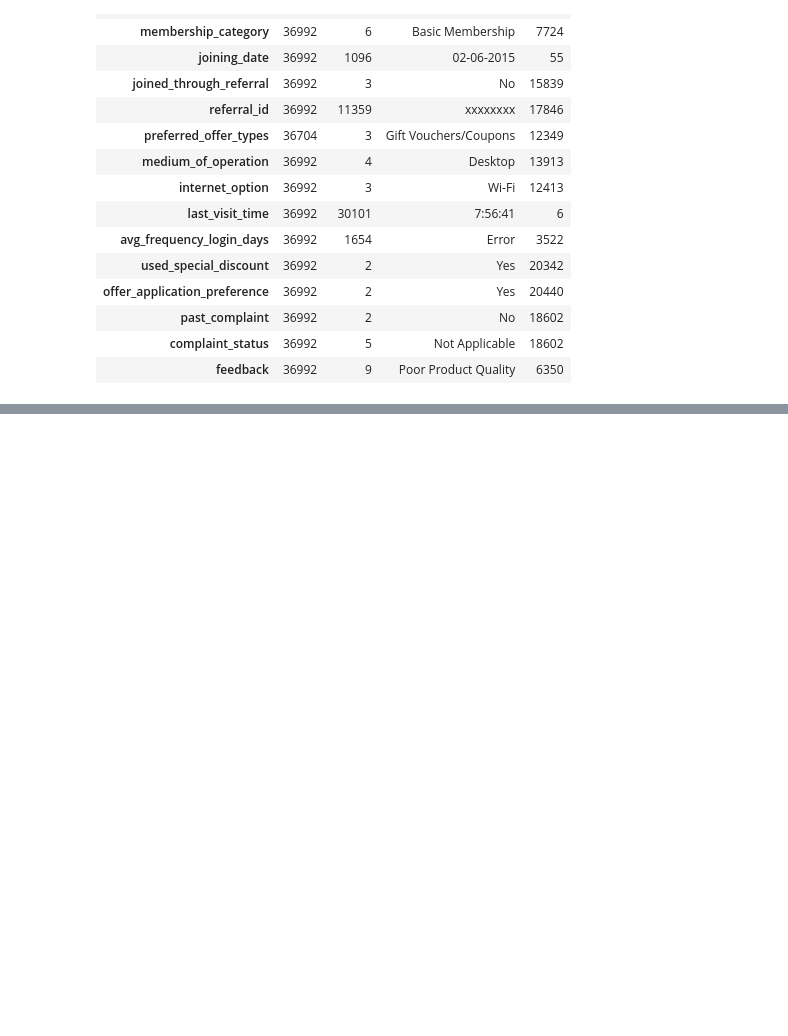
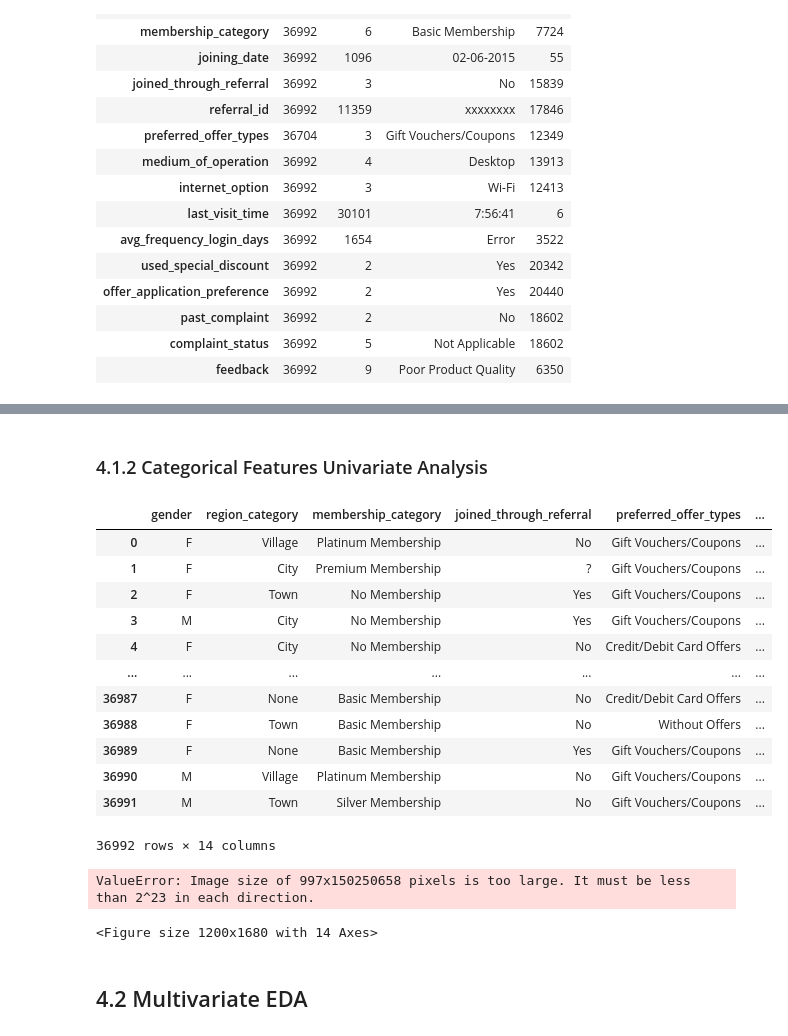
Before and after one commit to AshutoshsinghIndore/customer-churn-model, a Jupyter notebook: Notebook/Notebook.ipynb, the cells around one changed output, grey strips where cells are left out. Drawn from its saved outputs; the diff is of its cells as text; code cells hidden in the pictures; blank space fills up the shorter version.

```diff
--- a/Notebook/Notebook.ipynb
+++ b/Notebook/Notebook.ipynb
@@ -447,12 +169,0 @@ df = pd.concat((df, internet_option), axis = 1)
-# %%
-
-ax = sns.displot(x = df['days_since_last_login'], kde = True)
-ax.set_titles('Feature: days_since_last_login before Processing')
-
-print(f"\t- Feature: days_since_last_login: Scaler Unit taking mod..!!")
-df['days_since_last_login_processed'] = df['days_since_last_login'].abs()
-
-
-ax2 = sns.displot(x = df['days_since_last_login_processed'], kde = True)
-ax2.set_titles('Feature: days_since_last_login after Processing')
-plt.show()
@@ -476,0 +248,27 @@ sns.boxplot(y = df['avg_frequency_login_days'], hue = df['churn_risk_score'])
+# %% [markdown]
+### 4.1.2 Categorical Features Univariate Analysis
+# %%
+# Filter out categorical features for the univariate analysis
+categorical_features = ['gender', 'region_category', 'membership_category',
+       'joined_through_referral',
+       'preferred_offer_types', 'medium_of_operation', 'internet_option',
+       'last_visit_time', 'used_special_discount',
+       'offer_application_preference', 'past_complaint', 'complaint_status',
+       'feedback', 'churn_risk_score']
+
+df_categorical = df[categorical_features]
+df_categorical
+# %% [output]
+|  | gender | region_category | membership_category | joined_through_referral | preferred_offer_types | ... |
+| 0 | F | Village | Platinum Membership | No | Gift Vouchers/Coupons | ... |
+| 1 | F | City | Premium Membership | ? | Gift Vouchers/Coupons | ... |
+| 2 | F | Town | No Membership | Yes | Gift Vouchers/Coupons | ... |
+| 3 | M | City | No Membership | Yes | Gift Vouchers/Coupons | ... |
+| 4 | F | City | No Membership | No | Credit/Debit Card Offers | ... |
+| ... | ... | ... | ... | ... | ... | ... |
+| 36987 | F | None | Basic Membership | No | Credit/Debit Card Offers | ... |
+| 36988 | F | Town | Basic Membership | No | Without Offers | ... |
+| 36989 | F | None | Basic Membership | Yes | Gift Vouchers/Coupons | ... |
+| 36990 | M | Village | Platinum Membership | No | Gift Vouchers/Coupons | ... |
+| 36991 | M | Town | Silver Membership | No | Gift Vouchers/Coupons | ... |
+36992 rows × 14 columns
@@ -476,0 +278,37 @@ sns.boxplot(y = df['avg_frequency_login_days'], hue = df['churn_risk_score'])
+# %%
+
+# Set up the subplot for a dynamic layout based on the number of features
+fig, ax = plt.subplots(nrows=len(categorical_features), ncols=1, figsize=(12, len(categorical_features) * 1.2))
+
+
+# Loop to plot bar charts for each categorical feature
+for i, col in enumerate(categorical_features):
+    # Plot bar chart (access ax[i] since we have a 1-column layout)
+    value_counts = df[col].value_counts(normalize=True).mul(100).sort_values()
+
+    value_counts.plot(kind='bar', ax=ax[i], width=0.8, color='red')
+
+    # Add frequency percentages to the bars
+    for index, value in enumerate(value_counts):
+        ax[i].text(value, index, str(round(value, 1)) + '%', fontsize=15, weight='bold', va='center')
+
+    ax[i].set_xlim([0, 95])
+    ax[i].set_xlabel('Frequency Percentage', fontsize=12)
+    ax[i].set_title(f'{col}', fontsize=20)
+
+# Overall title for the entire figure
+plt.suptitle('Distribution of Categorical Variables', fontsize=22)
+
+# Automatically adjust the layout to prevent overlap
+plt.tight_layout()
+
+# Adjust the top space to make room for the suptitle
+plt.subplots_adjust(top=0.95)
+
+# Show the plot
+plt.show()
+# %% [output]
+ValueError: Image size of 997x150250658 pixels is too large. It must be less than 2^23 in each direction.
+<Figure size 1200x1680 with 14 Axes>
+# %% [markdown]
+## 4.2 Multivariate EDA
```
Also changed, not shown: parts of 53 cells of this notebook.
